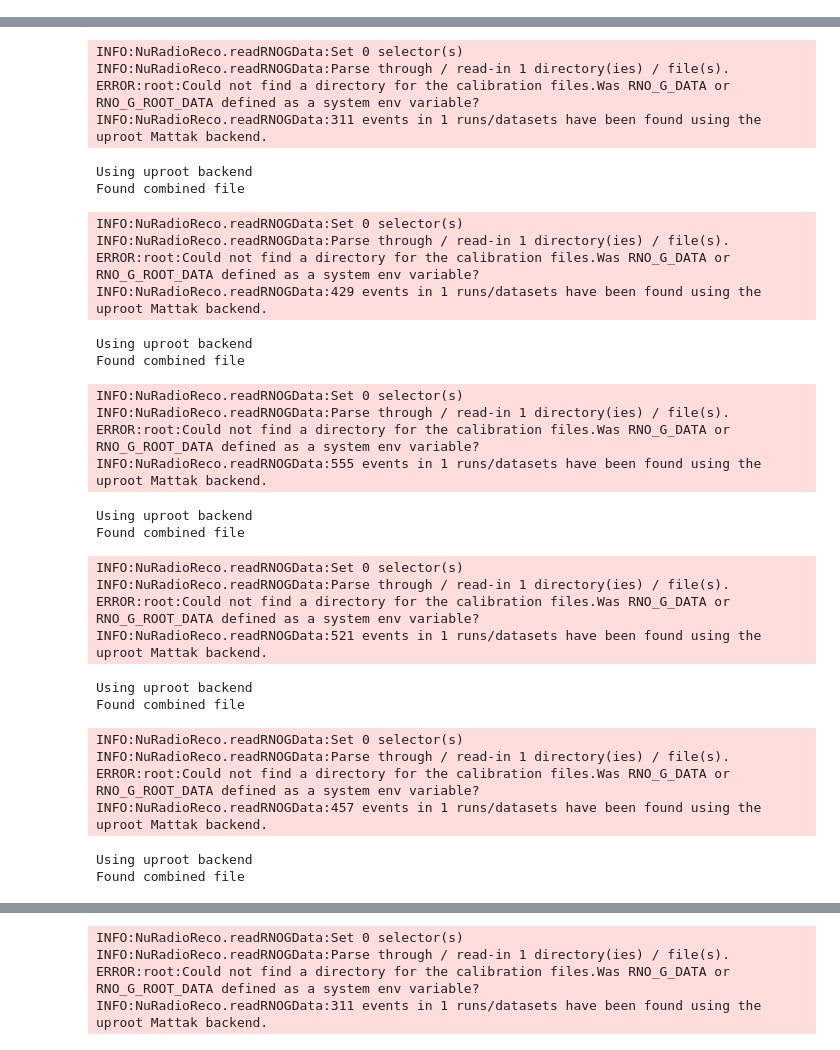
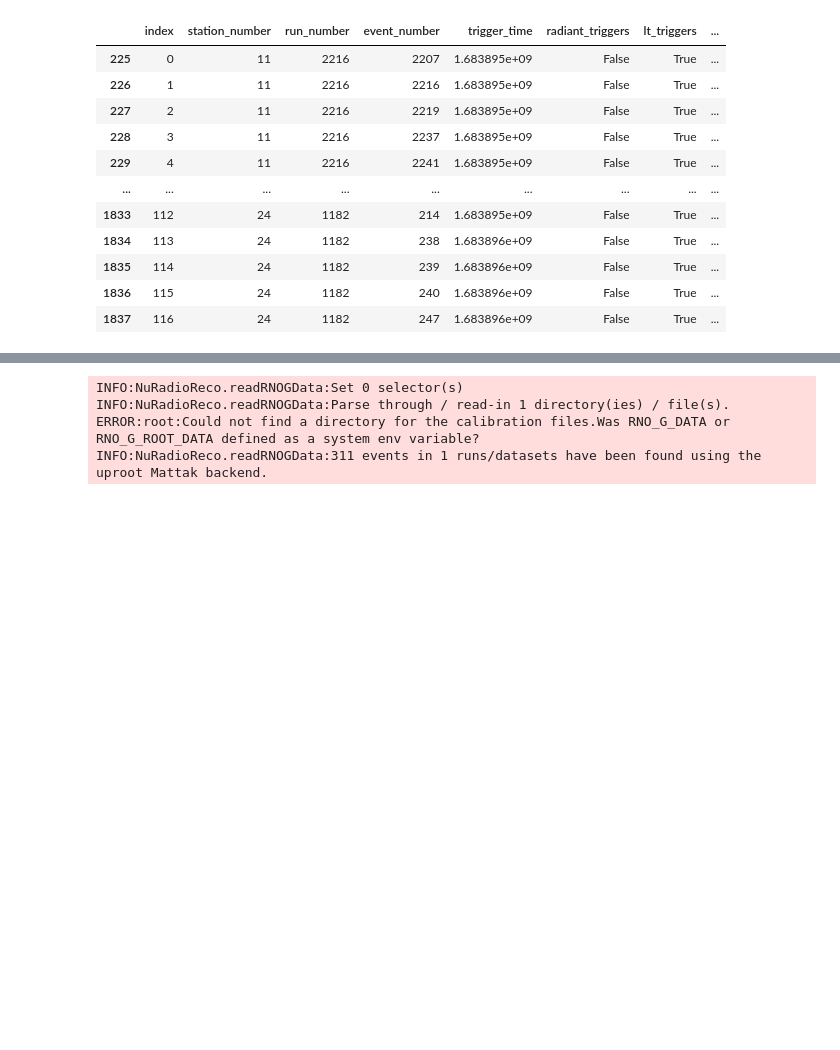
Before and after one commit to OliverSchlemper/Flights, a Jupyter notebook: test.ipynb, the cells around one changed output, grey strips where cells are left out. Drawn from its saved outputs; the diff is of its cells as text; code cells hidden in the pictures; blank space fills up the shorter version.

```diff
--- a/test.ipynb
+++ b/test.ipynb
@@ -13,4 +33,5 @@ tracker = FlightTracker('2023-05-12 00:00:00')
 f1 = tracker.get_flight_by_index(6)
 f1.header_df = Flight.get_what_ever_is_in_those_root_files(f1.start_time_plot, f1.stop_time_plot, filetype = 'combined.root')
 test_df = f1.header_df
+test_df
 # %% [output]
@@ -17,0 +40,12 @@ INFO:runtable_database:database connection to RNOG_live established
+|  | index | station_number | run_number | event_number | trigger_time | radiant_triggers | lt_triggers | ... |
+| 225 | 0 | 11 | 2216 | 2207 | 1.683895e+09 | False | True | ... |
+| 226 | 1 | 11 | 2216 | 2216 | 1.683895e+09 | False | True | ... |
+| 227 | 2 | 11 | 2216 | 2219 | 1.683895e+09 | False | True | ... |
+| 228 | 3 | 11 | 2216 | 2237 | 1.683895e+09 | False | True | ... |
+| 229 | 4 | 11 | 2216 | 2241 | 1.683895e+09 | False | True | ... |
+| ... | ... | ... | ... | ... | ... | ... | ... | ... |
+| 1833 | 112 | 24 | 1182 | 214 | 1.683895e+09 | False | True | ... |
+| 1834 | 113 | 24 | 1182 | 238 | 1.683896e+09 | False | True | ... |
+| 1835 | 114 | 24 | 1182 | 239 | 1.683896e+09 | False | True | ... |
+| 1836 | 115 | 24 | 1182 | 240 | 1.683896e+09 | False | True | ... |
+| 1837 | 116 | 24 | 1182 | 247 | 1.683896e+09 | False | True | ... |
@@ -20,30 +52,0 @@ OCN72
-INFO:NuRadioReco.readRNOGData:Set 0 selector(s)
-INFO:NuRadioReco.readRNOGData:Parse through / read-in 1 directory(ies) / file(s).
-ERROR:root:Could not find a directory for the calibration files.Was RNO_G_DATA or RNO_G_ROOT_DATA defined as a system env variable?
-INFO:NuRadioReco.readRNOGData:311 events in 1 runs/datasets have been found using the uproot Mattak backend.
-Using uproot backend
-Found combined file
-INFO:NuRadioReco.readRNOGData:Set 0 selector(s)
-INFO:NuRadioReco.readRNOGData:Parse through / read-in 1 directory(ies) / file(s).
-ERROR:root:Could not find a directory for the calibration files.Was RNO_G_DATA or RNO_G_ROOT_DATA defined as a system env variable?
-INFO:NuRadioReco.readRNOGData:429 events in 1 runs/datasets have been found using the uproot Mattak backend.
-Using uproot backend
-Found combined file
-INFO:NuRadioReco.readRNOGData:Set 0 selector(s)
-INFO:NuRadioReco.readRNOGData:Parse through / read-in 1 directory(ies) / file(s).
-ERROR:root:Could not find a directory for the calibration files.Was RNO_G_DATA or RNO_G_ROOT_DATA defined as a system env variable?
-INFO:NuRadioReco.readRNOGData:555 events in 1 runs/datasets have been found using the uproot Mattak backend.
-Using uproot backend
-Found combined file
-INFO:NuRadioReco.readRNOGData:Set 0 selector(s)
-INFO:NuRadioReco.readRNOGData:Parse through / read-in 1 directory(ies) / file(s).
-ERROR:root:Could not find a directory for the calibration files.Was RNO_G_DATA or RNO_G_ROOT_DATA defined as a system env variable?
-INFO:NuRadioReco.readRNOGData:521 events in 1 runs/datasets have been found using the uproot Mattak backend.
-Using uproot backend
-Found combined file
-INFO:NuRadioReco.readRNOGData:Set 0 selector(s)
-INFO:NuRadioReco.readRNOGData:Parse through / read-in 1 directory(ies) / file(s).
-ERROR:root:Could not find a directory for the calibration files.Was RNO_G_DATA or RNO_G_ROOT_DATA defined as a system env variable?
-INFO:NuRadioReco.readRNOGData:457 events in 1 runs/datasets have been found using the uproot Mattak backend.
-Using uproot backend
-Found combined file
```
Also changed, not shown: parts of 7 cells of this notebook.
